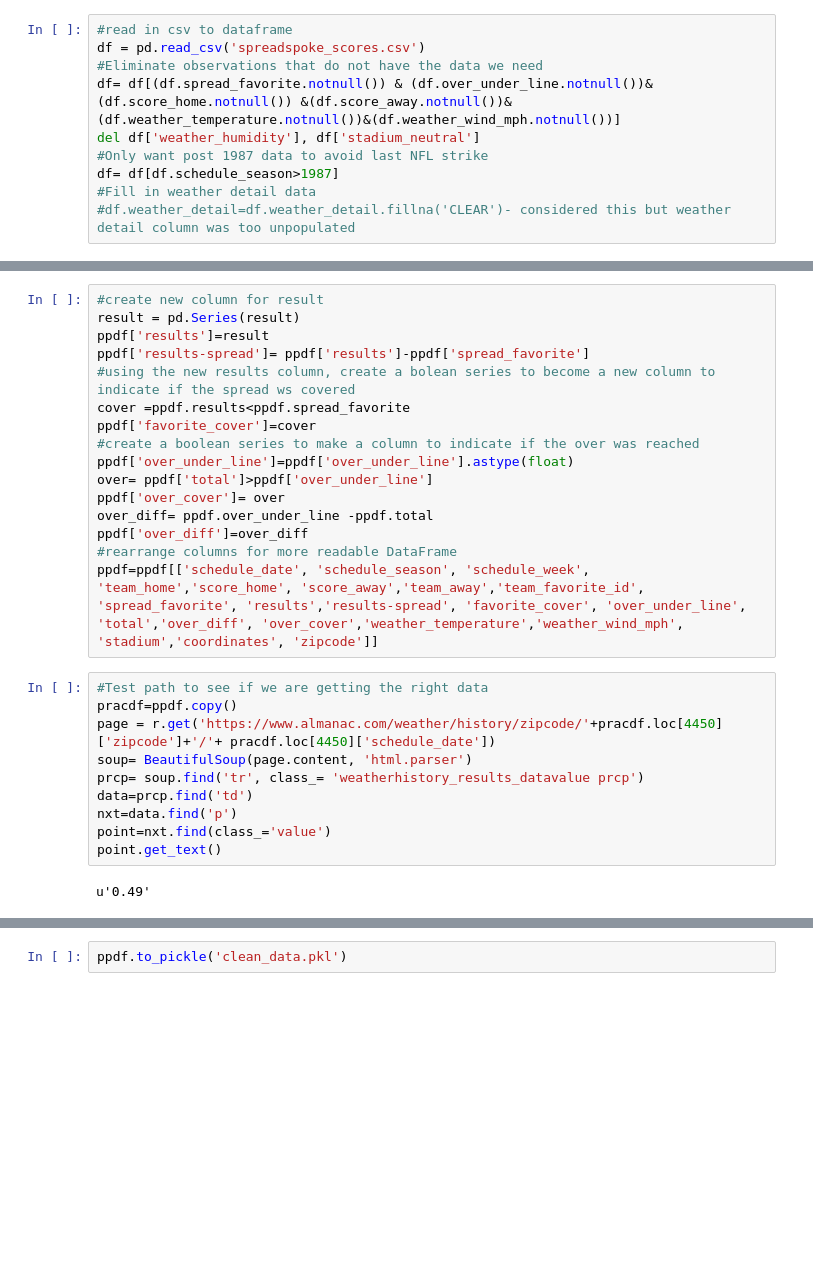
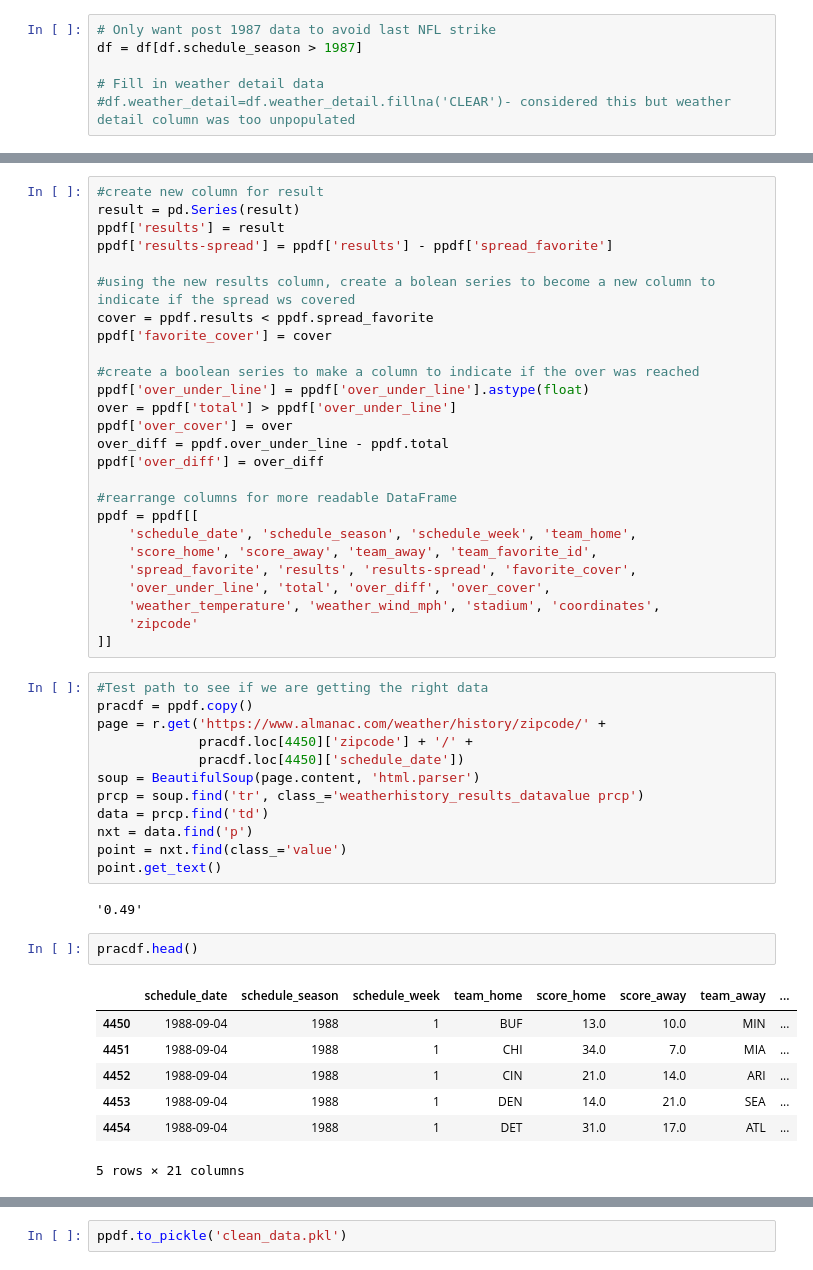
Before and after one commit to Rhoads061/Springboard_Capstone_1, a Jupyter notebook: Capstone_data_clean.ipynb, the cells around one changed output, grey strips where cells are left out. Saved outputs shown, nothing was run; the diff lists cells and outputs as text; blank space fills up the shorter version.

```diff
--- a/Capstone_data_clean.ipynb
+++ b/Capstone_data_clean.ipynb
@@ -10,12 +33,8 @@ import pickle
 # %%
-#read in csv to dataframe
-df = pd.read_csv('spreadspoke_scores.csv')
-#Eliminate observations that do not have the data we need
-df= df[(df.spread_favorite.notnull()) & (df.over_under_line.notnull())& (df.score_home.notnull()) &(df.score_away.notnull())&(df.weather_temperature.notnull())&(df.weather_wind_mph.notnull())]
-del df['weather_humidity'], df['stadium_neutral']
-#Only want post 1987 data to avoid last NFL strike
-df= df[df.schedule_season>1987]
-#Fill in weather detail data
+# Only want post 1987 data to avoid last NFL strike
+df = df[df.schedule_season > 1987]
+
+# Fill in weather detail data
 #df.weather_detail=df.weather_detail.fillna('CLEAR')- considered this but weather detail column was too unpopulated
 # %%
 ## teamSwitch takes a string of the name of any football team from the past 30 years and returns the current abbreviation
@@ -320,28 +347,50 @@ for x in ppdf.index:
 # %%
 #create new column for result
 result = pd.Series(result)
-ppdf['results']=result
-ppdf['results-spread']= ppdf['results']-ppdf['spread_favorite']
+ppdf['results'] = result
+ppdf['results-spread'] = ppdf['results'] - ppdf['spread_favorite']
+
 #using the new results column, create a bolean series to become a new column to indicate if the spread ws covered
-cover =ppdf.results<ppdf.spread_favorite
-ppdf['favorite_cover']=cover
+cover = ppdf.results < ppdf.spread_favorite
+ppdf['favorite_cover'] = cover
+
 #create a boolean series to make a column to indicate if the over was reached
-ppdf['over_under_line']=ppdf['over_under_line'].astype(float)
-over= ppdf['total']>ppdf['over_under_line']
-ppdf['over_cover']= over
-over_diff= ppdf.over_under_line -ppdf.total
-ppdf['over_diff']=over_diff
+ppdf['over_under_line'] = ppdf['over_under_line'].astype(float)
+over = ppdf['total'] > ppdf['over_under_line']
+ppdf['over_cover'] = over
+over_diff = ppdf.over_under_line - ppdf.total
+ppdf['over_diff'] = over_diff
+
 #rearrange columns for more readable DataFrame
-ppdf=ppdf[['schedule_date', 'schedule_season', 'schedule_week', 'team_home','score_home', 'score_away','team_away','team_favorite_id', 'spread_favorite', 'results','results-spread', 'favorite_cover', 'over_under_line', 'total','over_diff', 'over_cover','weather_temperature','weather_wind_mph', 'stadium','coordinates', 'zipcode']]
+ppdf = ppdf[[
+    'schedule_date', 'schedule_season', 'schedule_week', 'team_home',
+    'score_home', 'score_away', 'team_away', 'team_favorite_id',
+    'spread_favorite', 'results', 'results-spread', 'favorite_cover',
+    'over_under_line', 'total', 'over_diff', 'over_cover',
+    'weather_temperature', 'weather_wind_mph', 'stadium', 'coordinates',
+    'zipcode'
+]]
 # %%
 #Test path to see if we are getting the right data
-pracdf=ppdf.copy()
-page = r.get('https://www.almanac.com/weather/history/zipcode/'+pracdf.loc[4450]['zipcode']+'/'+ pracdf.loc[4450]['schedule_date'])
-soup= BeautifulSoup(page.content, 'html.parser')
-prcp= soup.find('tr', class_= 'weatherhistory_results_datavalue prcp')
-data=prcp.find('td')
-nxt=data.find('p')
-point=nxt.find(class_='value')
+pracdf = ppdf.copy()
+page = r.get('https://www.almanac.com/weather/history/zipcode/' +
+             pracdf.loc[4450]['zipcode'] + '/' +
+             pracdf.loc[4450]['schedule_date'])
+soup = BeautifulSoup(page.content, 'html.parser')
+prcp = soup.find('tr', class_='weatherhistory_results_datavalue prcp')
+data = prcp.find('td')
+nxt = data.find('p')
+point = nxt.find(class_='value')
 point.get_text()
 # %% [output]
-u'0.49'
+'0.49'
+# %%
+pracdf.head()
+# %% [output]
+|  | schedule_date | schedule_season | schedule_week | team_home | score_home | score_away | team_away | ... |
+| 4450 | 1988-09-04 | 1988 | 1 | BUF | 13.0 | 10.0 | MIN | ... |
+| 4451 | 1988-09-04 | 1988 | 1 | CHI | 34.0 | 7.0 | MIA | ... |
+| 4452 | 1988-09-04 | 1988 | 1 | CIN | 21.0 | 14.0 | ARI | ... |
+| 4453 | 1988-09-04 | 1988 | 1 | DEN | 14.0 | 21.0 | SEA | ... |
+| 4454 | 1988-09-04 | 1988 | 1 | DET | 31.0 | 17.0 | ATL | ... |
+5 rows × 21 columns
```
Also changed, not shown: parts of 17 cells of this notebook, 1 other file.
